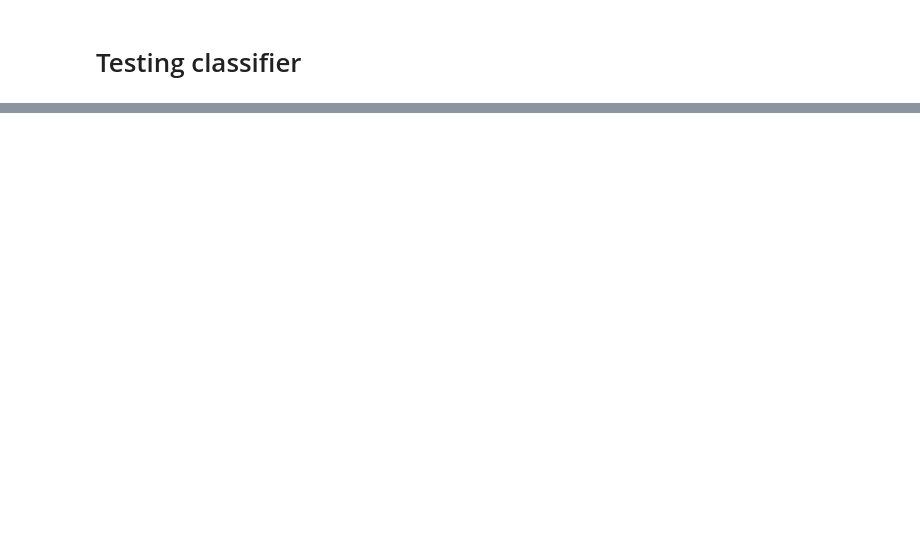
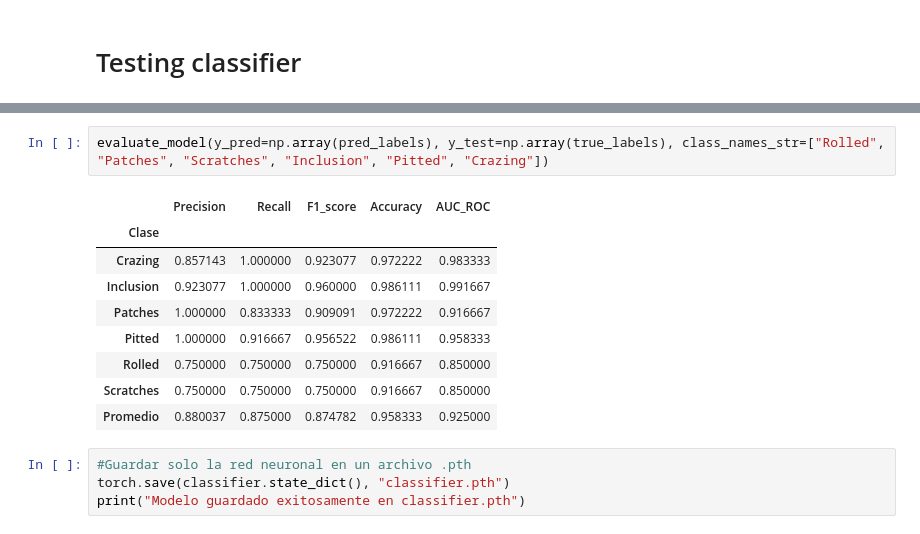
Before and after one commit to Lingfeng555/moe_edging, a Jupyter notebook: h.ipynb, the cells around one changed output, grey strips where cells are left out. Cells and saved outputs as stored; diff of their text form; blank space fills up the shorter version.

```diff
--- a/h.ipynb
+++ b/h.ipynb
@@ -337,0 +398,16 @@ Precisión del modelo: 0.8978521478521478
+# %%
+evaluate_model(y_pred=np.array(pred_labels), y_test=np.array(true_labels), class_names_str=["Rolled", "Patches", "Scratches", "Inclusion", "Pitted", "Crazing"])
+# %% [output]
+|  | Precision | Recall | F1_score | Accuracy | AUC_ROC |
+| Clase |  |  |  |  |  |
+| Crazing | 0.857143 | 1.000000 | 0.923077 | 0.972222 | 0.983333 |
+| Inclusion | 0.923077 | 1.000000 | 0.960000 | 0.986111 | 0.991667 |
+| Patches | 1.000000 | 0.833333 | 0.909091 | 0.972222 | 0.916667 |
+| Pitted | 1.000000 | 0.916667 | 0.956522 | 0.986111 | 0.958333 |
+| Rolled | 0.750000 | 0.750000 | 0.750000 | 0.916667 | 0.850000 |
+| Scratches | 0.750000 | 0.750000 | 0.750000 | 0.916667 | 0.850000 |
+| Promedio | 0.880037 | 0.875000 | 0.874782 | 0.958333 | 0.925000 |
+# %%
+#Guardar solo la red neuronal en un archivo .pth
+torch.save(classifier.state_dict(), "classifier.pth")
+print("Modelo guardado exitosamente en classifier.pth")
```
Also changed, not shown: parts of 9 cells of this notebook, 1 other file.
